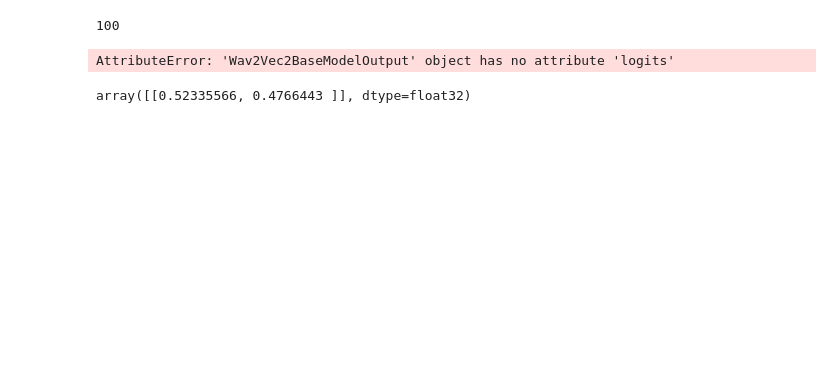
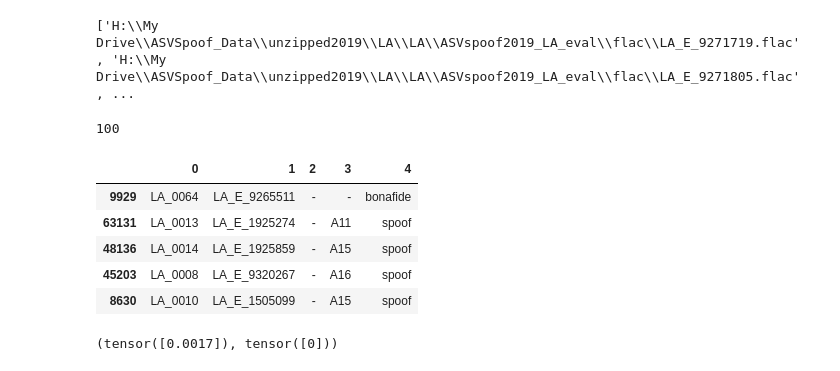
Before and after one commit to eglhannah/CapitalOne_AudioDeepfake_Project, a Jupyter notebook: explainability (Hannah)/LIME.ipynb, the cells around one changed output. Saved outputs shown, nothing was run; the diff lists cells and outputs as text; code cells hidden in the pictures; blank space fills up the shorter version.

```diff
--- a/explainability (Hannah)/LIME.ipynb
+++ b/explainability (Hannah)/LIME.ipynb
@@ -158,6 +179,10 @@ def process_audio(audio_path):
     ).float()
 
     return waveform
+# %%
+print(audiofiles[:5])
+# %% [output]
+['H:\\My Drive\\ASVSpoof_Data\\unzipped2019\\LA\\LA\\ASVspoof2019_LA_eval\\flac\\LA_E_9271719.flac', 'H:\\My Drive\\ASVSpoof_Data\\unzipped2019\\LA\\LA\\ASVspoof2019_LA_eval\\flac\\LA_E_9271805.flac', ...
 # %%
 waveforms=[]
 
@@ -193,5 +219,16 @@ def generate_output(waveform):
+# %%
+protocol=pd.read_csv(r"H:\My Drive\ASVSpoof_Data\unzipped2019\LA\LA\ASVspoof2019_LA_cm_protocols\ASVspoof2019.LA.cm.eval.trl.txt", header=None, sep=' ')
+# protocol=protocol.rename(columns={0: 'LA_ID', 1: 'LA_E_NUM', 3: 'Source', 4: 'Label'}, inplace=True)
+protocol.sample(5)
+# %% [output]
+|  | 0 | 1 | 2 | 3 | 4 |
+| 9929 | LA_0064 | LA_E_9265511 | - | - | bonafide |
+| 63131 | LA_0013 | LA_E_1925274 | - | A11 | spoof |
+| 48136 | LA_0014 | LA_E_1925859 | - | A15 | spoof |
+| 45203 | LA_0008 | LA_E_9320267 | - | A16 | spoof |
+| 8630 | LA_0010 | LA_E_1505099 | - | A15 | spoof |
 # %%
-wav0_output=generate_output(waveforms[0])
+wav0_output=generate_output(waveforms[25])
 wav0_output
 # %% [output]
-AttributeError: 'Wav2Vec2BaseModelOutput' object has no attribute 'logits'
+(tensor([0.0017]), tensor([0]))
@@ -225,5 +234,0 @@ def predict_proba(waveforms):
-# %%
-w2v_model.eval()
-predict_proba(waveforms[0])
-# %% [output]
-array([[0.52335566, 0.4766443 ]], dtype=float32)
```
Also changed, not shown: parts of 12 cells of this notebook.
